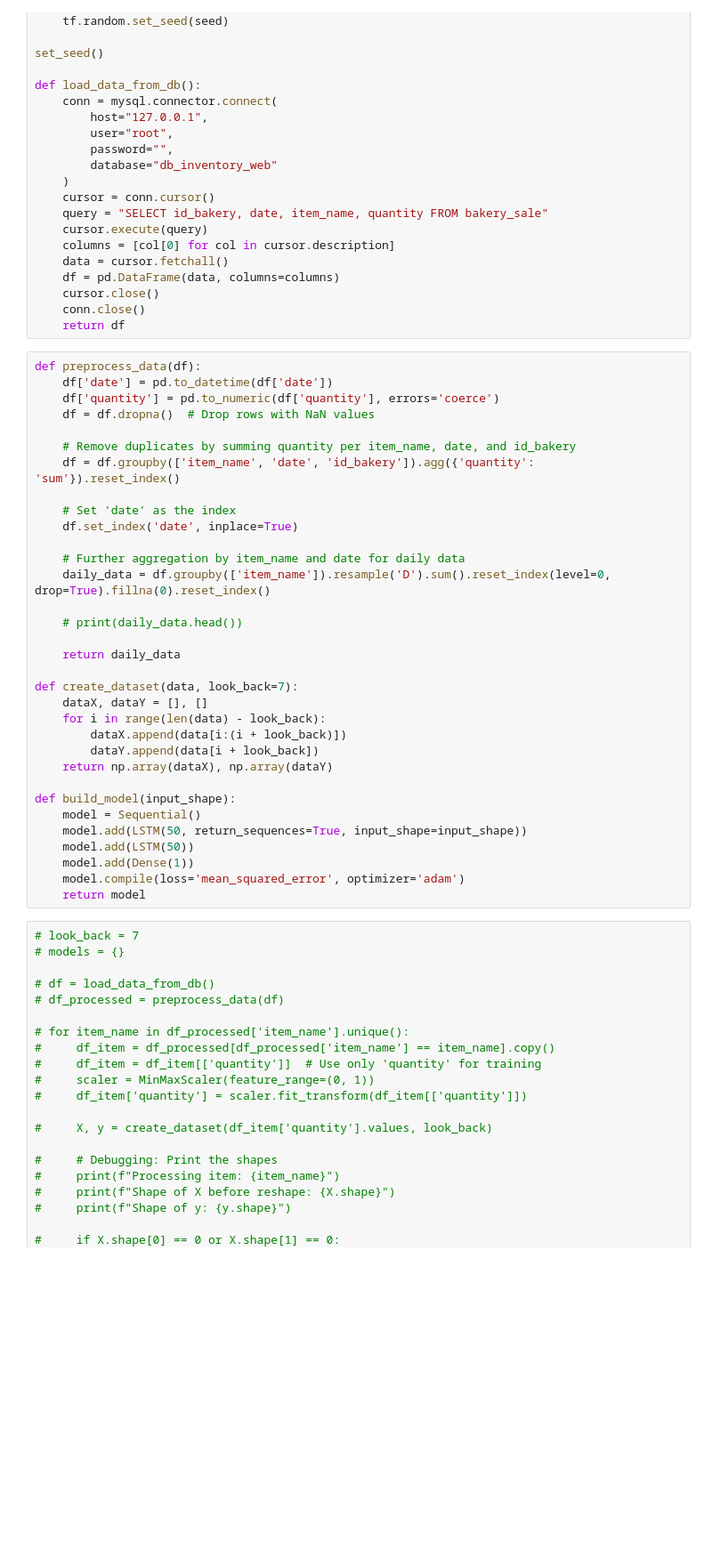
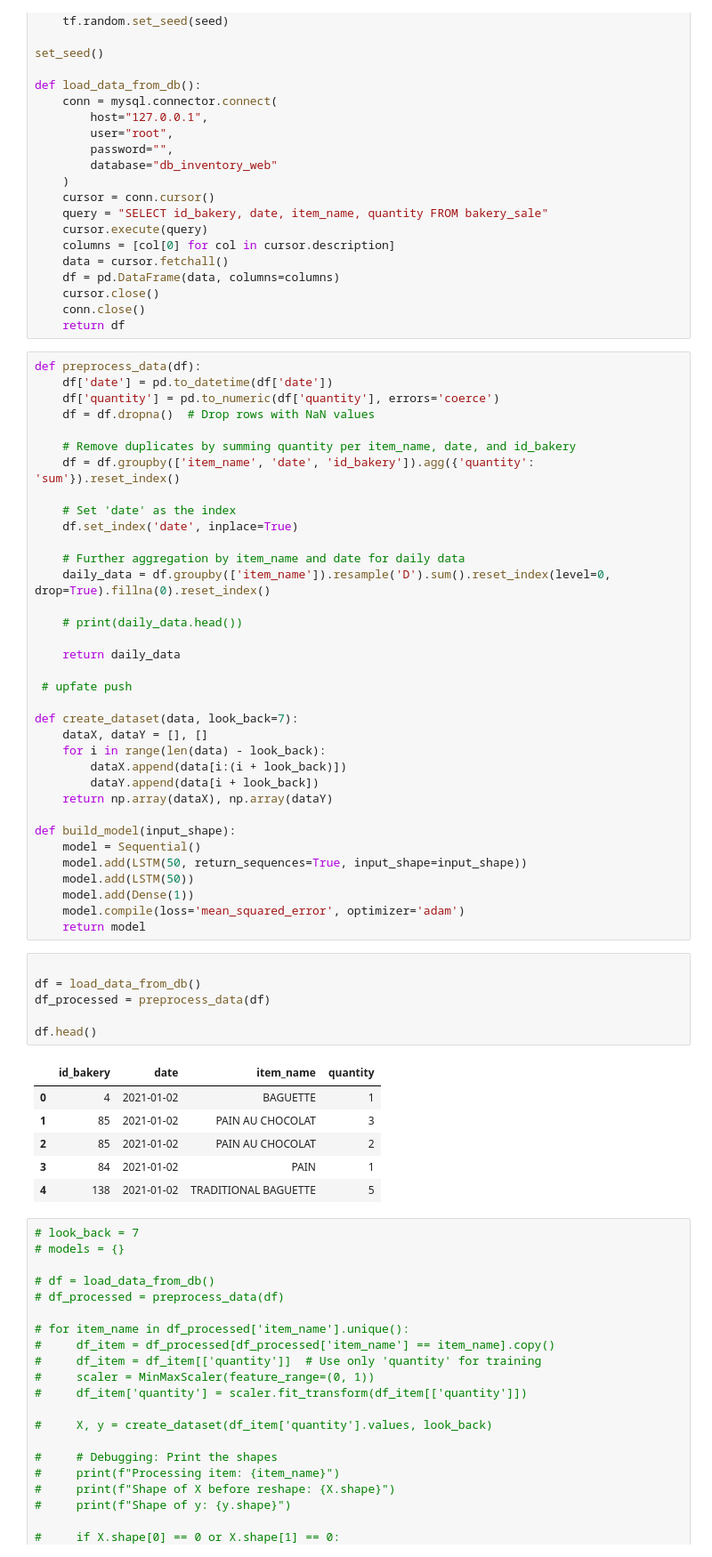
Before and after one commit to rayyaalika/inventory-web, a Jupyter notebook: python/test.ipynb, the cells around one changed output. Shown: that part at 89% size. Drawn from its saved outputs; the diff is of its cells as text; blank space fills up the shorter version.

```diff
--- a/python/test.ipynb
+++ b/python/test.ipynb
@@ -58,6 +58,8 @@ def preprocess_data(df):
 
     return daily_data
 
+ # upfate push
+
 def create_dataset(data, look_back=7):
     dataX, dataY = [], []
     for i in range(len(data) - look_back):
@@ -72,6 +74,19 @@ def build_model(input_shape):
     model.add(Dense(1))
     model.compile(loss='mean_squared_error', optimizer='adam')
     return model
+# %%
+
+df = load_data_from_db()
+df_processed = preprocess_data(df)
+
+df.head()
+# %% [output]
+|  | id_bakery | date | item_name | quantity |
+| 0 | 4 | 2021-01-02 | BAGUETTE | 1 |
+| 1 | 85 | 2021-01-02 | PAIN AU CHOCOLAT | 3 |
+| 2 | 85 | 2021-01-02 | PAIN AU CHOCOLAT | 2 |
+| 3 | 84 | 2021-01-02 | PAIN | 1 |
+| 4 | 138 | 2021-01-02 | TRADITIONAL BAGUETTE | 5 |
 # %%
 # look_back = 7
 # models = {}
```
